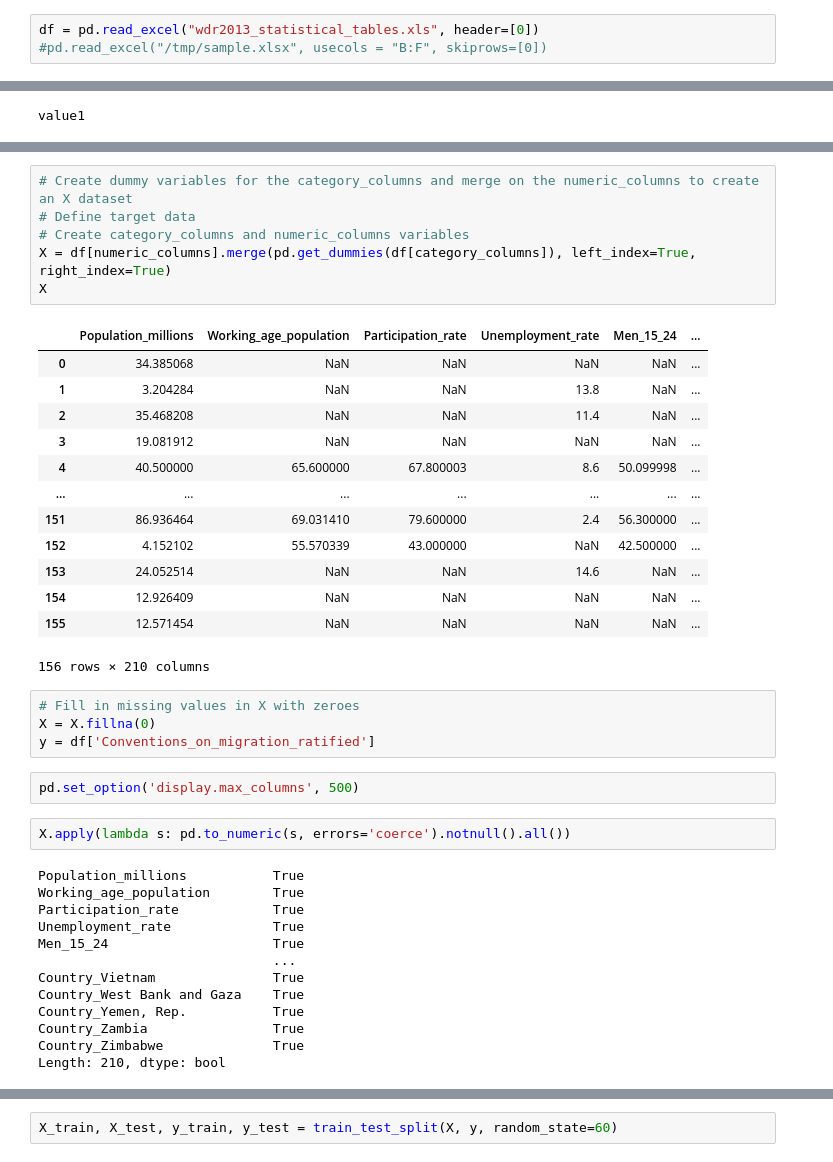
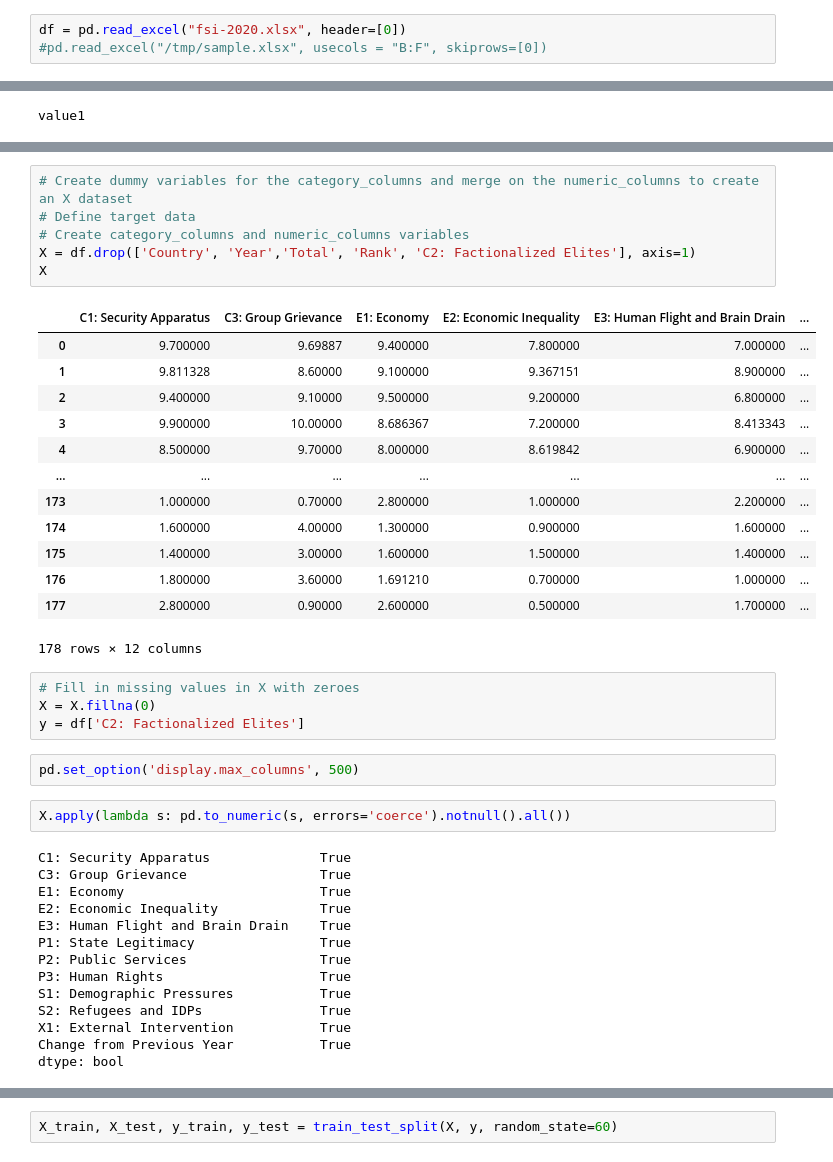
Before and after one commit to Tsedtopia/final_project, a Jupyter notebook: factors_cohesion/social_cohesion.ipynb, the cells around one changed output, grey strips where cells are left out. Saved outputs shown, nothing was run; the diff lists cells and outputs as text.

```diff
--- a/factors_cohesion/social_cohesion.ipynb
+++ b/factors_cohesion/social_cohesion.ipynb
@@ -8,3 +10,3 @@ from sklearn.metrics import r2_score
 # %%
-df = pd.read_excel("wdr2013_statistical_tables.xls", header=[0])
+df = pd.read_excel("fsi-2020.xlsx", header=[0])
 #pd.read_excel("/tmp/sample.xlsx", usecols = "B:F", skiprows=[0])
@@ -87,44 +56,45 @@ df
 # %%
 # Create dummy variables for the category_columns and merge on the numeric_columns to create an X dataset
 # Define target data
 # Create category_columns and numeric_columns variables
-X = df[numeric_columns].merge(pd.get_dummies(df[category_columns]), left_index=True, right_index=True)
+X = df.drop(['Country', 'Year','Total', 'Rank', 'C2: Factionalized Elites'], axis=1)
 X
 # %% [output]
-|  | Population_millions | Working_age_population | Participation_rate | Unemployment_rate | Men_15_24 | ... |
-| 0 | 34.385068 | NaN | NaN | NaN | NaN | ... |
-| 1 | 3.204284 | NaN | NaN | 13.8 | NaN | ... |
-| 2 | 35.468208 | NaN | NaN | 11.4 | NaN | ... |
-| 3 | 19.081912 | NaN | NaN | NaN | NaN | ... |
-| 4 | 40.500000 | 65.600000 | 67.800003 | 8.6 | 50.099998 | ... |
+|  | C1: Security Apparatus | C3: Group Grievance | E1: Economy | E2: Economic Inequality | E3: Human Flight and Brain Drain | ... |
+| 0 | 9.700000 | 9.69887 | 9.400000 | 7.800000 | 7.000000 | ... |
+| 1 | 9.811328 | 8.60000 | 9.100000 | 9.367151 | 8.900000 | ... |
+| 2 | 9.400000 | 9.10000 | 9.500000 | 9.200000 | 6.800000 | ... |
+| 3 | 9.900000 | 10.00000 | 8.686367 | 7.200000 | 8.413343 | ... |
+| 4 | 8.500000 | 9.70000 | 8.000000 | 8.619842 | 6.900000 | ... |
 | ... | ... | ... | ... | ... | ... | ... |
-| 151 | 86.936464 | 69.031410 | 79.600000 | 2.4 | 56.300000 | ... |
-| 152 | 4.152102 | 55.570339 | 43.000000 | NaN | 42.500000 | ... |
-| 153 | 24.052514 | NaN | NaN | 14.6 | NaN | ... |
-| 154 | 12.926409 | NaN | NaN | NaN | NaN | ... |
-| 155 | 12.571454 | NaN | NaN | NaN | NaN | ... |
+| 173 | 1.000000 | 0.70000 | 2.800000 | 1.000000 | 2.200000 | ... |
+| 174 | 1.600000 | 4.00000 | 1.300000 | 0.900000 | 1.600000 | ... |
+| 175 | 1.400000 | 3.00000 | 1.600000 | 1.500000 | 1.400000 | ... |
+| 176 | 1.800000 | 3.60000 | 1.691210 | 0.700000 | 1.000000 | ... |
+| 177 | 2.800000 | 0.90000 | 2.600000 | 0.500000 | 1.700000 | ... |
-156 rows × 210 columns
+178 rows × 12 columns
 # %%
 # Fill in missing values in X with zeroes
 X = X.fillna(0)
-y = df['Conventions_on_migration_ratified']
+y = df['C2: Factionalized Elites']
 # %%
 pd.set_option('display.max_columns', 500)
 # %%
 X.apply(lambda s: pd.to_numeric(s, errors='coerce').notnull().all())
 # %% [output]
-Population_millions           True
-Working_age_population        True
-Participation_rate            True
-Unemployment_rate             True
-Men_15_24                     True
-                              ...
-Country_Vietnam               True
-Country_West Bank and Gaza    True
-Country_Yemen, Rep.           True
-Country_Zambia                True
-Country_Zimbabwe              True
-Length: 210, dtype: bool
+C1: Security Apparatus              True
+C3: Group Grievance                 True
+E1: Economy                         True
+E2: Economic Inequality             True
+E3: Human Flight and Brain Drain    True
+P1: State Legitimacy                True
+P2: Public Services                 True
+P3: Human Rights                    True
+S1: Demographic Pressures           True
+S2: Refugees and IDPs               True
+X1: External Intervention           True
+Change from Previous Year           True
+dtype: bool
 # %%
 X.dtypes
 # %% [output]
```
Also changed, not shown: parts of 23 cells of this notebook, 33 other files.
